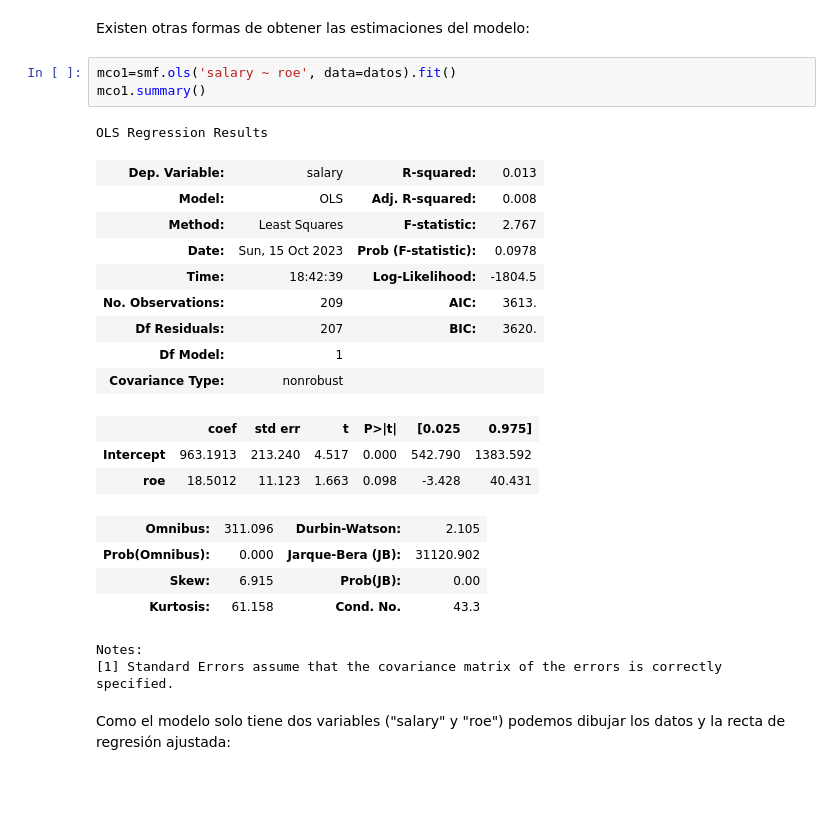
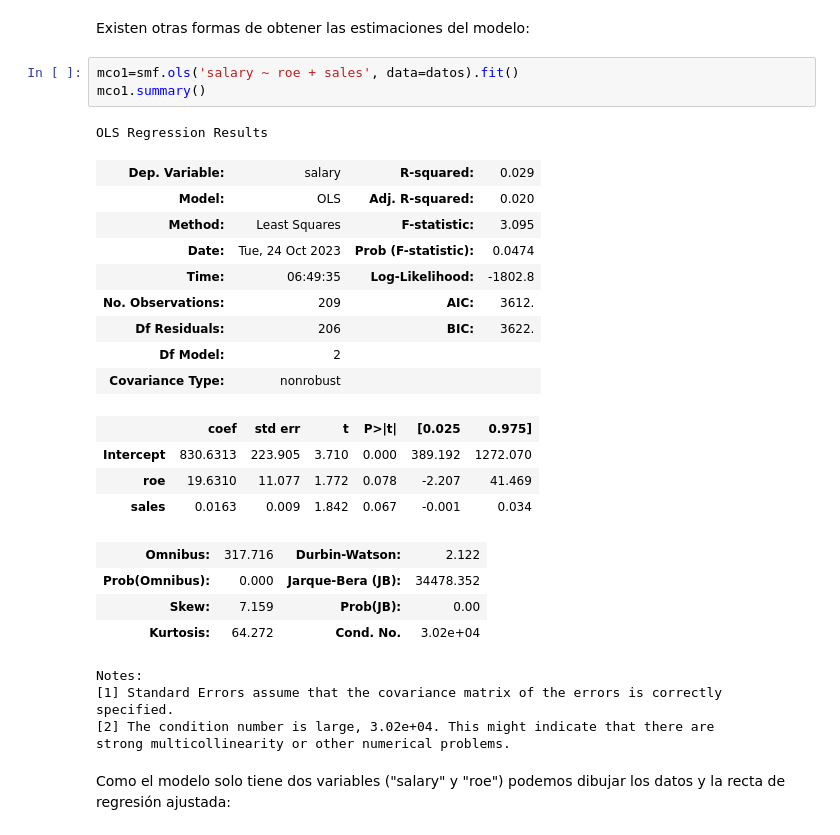
Before and after one commit to vblancoOR/econometria, a Jupyter notebook: 01_ECO_estimacion.ipynb, the cells around one changed output. Cells and saved outputs as stored; diff of their text form; blank space fills up the shorter version.

```diff
--- a/01_ECO_estimacion.ipynb
+++ b/01_ECO_estimacion.ipynb
@@ -86,28 +91,31 @@ Notes:
 # %% [markdown]
 Existen otras formas de obtener las estimaciones del modelo:
 # %%
-mco1=smf.ols('salary ~ roe', data=datos).fit()
+mco1=smf.ols('salary ~ roe + sales', data=datos).fit()
 mco1.summary()
 # %% [output]
 OLS Regression Results
-| Dep. Variable: | salary | R-squared: | 0.013 |
-| Model: | OLS | Adj. R-squared: | 0.008 |
-| Method: | Least Squares | F-statistic: | 2.767 |
-| Date: | Sun, 15 Oct 2023 | Prob (F-statistic): | 0.0978 |
-| Time: | 18:42:39 | Log-Likelihood: | -1804.5 |
-| No. Observations: | 209 | AIC: | 3613. |
-| Df Residuals: | 207 | BIC: | 3620. |
-| Df Model: | 1 |  |  |
+| Dep. Variable: | salary | R-squared: | 0.029 |
+| Model: | OLS | Adj. R-squared: | 0.020 |
+| Method: | Least Squares | F-statistic: | 3.095 |
+| Date: | Tue, 24 Oct 2023 | Prob (F-statistic): | 0.0474 |
+| Time: | 06:49:35 | Log-Likelihood: | -1802.8 |
+| No. Observations: | 209 | AIC: | 3612. |
+| Df Residuals: | 206 | BIC: | 3622. |
+| Df Model: | 2 |  |  |
 | Covariance Type: | nonrobust |  |  |
 |  | coef | std err | t | P>|t| | [0.025 | 0.975] |
-| Intercept | 963.1913 | 213.240 | 4.517 | 0.000 | 542.790 | 1383.592 |
-| roe | 18.5012 | 11.123 | 1.663 | 0.098 | -3.428 | 40.431 |
+| Intercept | 830.6313 | 223.905 | 3.710 | 0.000 | 389.192 | 1272.070 |
+| roe | 19.6310 | 11.077 | 1.772 | 0.078 | -2.207 | 41.469 |
+| sales | 0.0163 | 0.009 | 1.842 | 0.067 | -0.001 | 0.034 |
-| Omnibus: | 311.096 | Durbin-Watson: | 2.105 |
-| Prob(Omnibus): | 0.000 | Jarque-Bera (JB): | 31120.902 |
-| Skew: | 6.915 | Prob(JB): | 0.00 |
-| Kurtosis: | 61.158 | Cond. No. | 43.3 |
+| Omnibus: | 317.716 | Durbin-Watson: | 2.122 |
+| Prob(Omnibus): | 0.000 | Jarque-Bera (JB): | 34478.352 |
+| Skew: | 7.159 | Prob(JB): | 0.00 |
+| Kurtosis: | 64.272 | Cond. No. | 3.02e+04 |
 Notes:
 [1] Standard Errors assume that the covariance matrix of the errors is correctly specified.
+[2] The condition number is large, 3.02e+04. This might indicate that there are
+strong multicollinearity or other numerical problems.
 # %% [markdown]
 Como el modelo solo tiene dos variables ("salary" y "roe") podemos dibujar los datos y la recta de regresión ajustada:
 # %%
```
Also changed, not shown: parts of 24 cells of this notebook.
